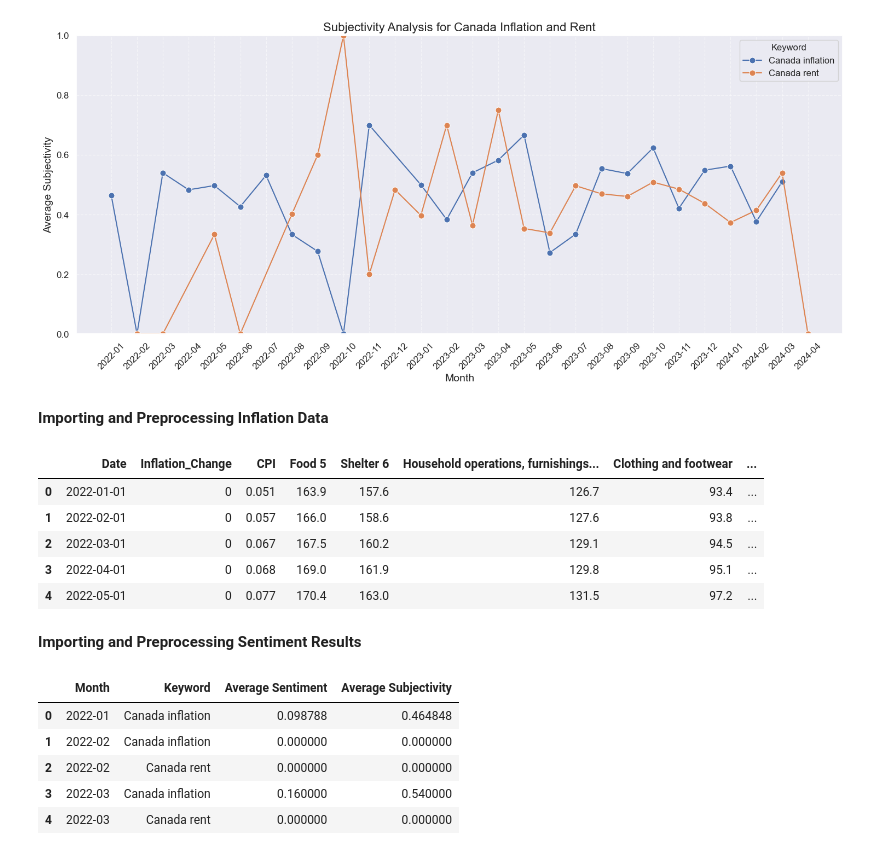
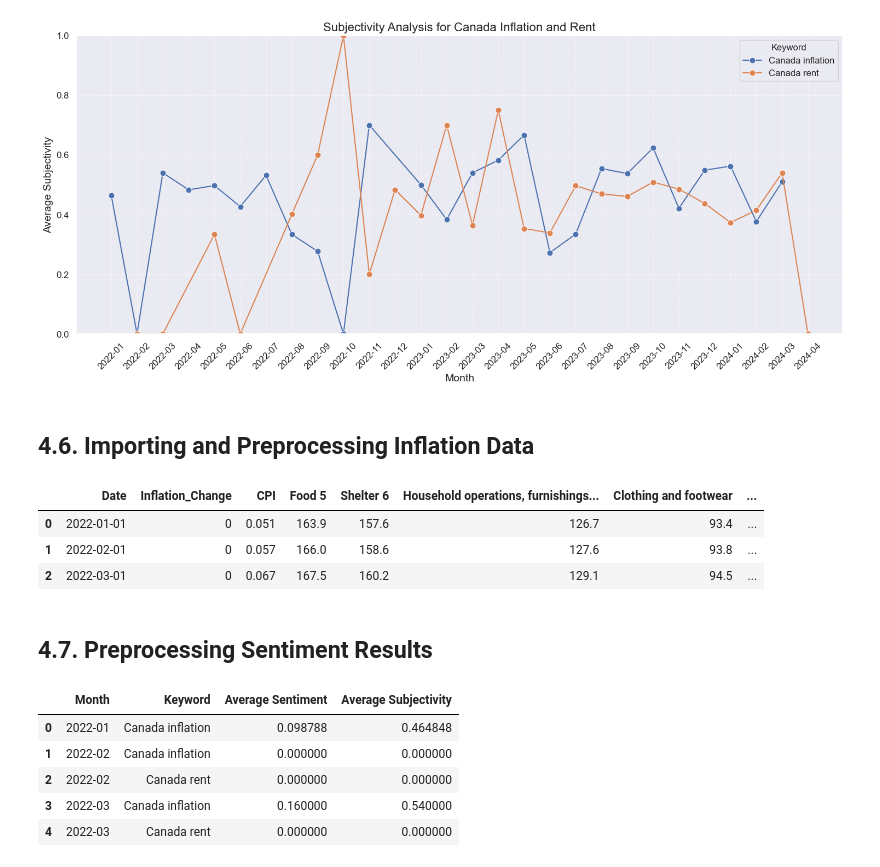
Before and after one commit to yeisonmontoya1815/Machine-Learning_Prediction_CAN_Inflation, a Jupyter notebook: 1. Prediction CAN Inflation.ipynb, the cells around one changed output. Cells and saved outputs as stored; diff of their text form; code cells hidden in the pictures.

```diff
--- a/1. Prediction CAN Inflation.ipynb
+++ b/1. Prediction CAN Inflation.ipynb
@@ -857,40 +944,38 @@ plt.show()
 # %% [output]
 [figure]
 # %% [markdown]
-**Importing and Preprocessing Inflation Data**
+## **4.6. Importing and Preprocessing Inflation Data**
 # %%
 import pandas as pd
 
 # Read the inflation data from CSV file
 data = pd.read_csv('1810000401_Inflation_Basket2_new.csv')
 df = pd.DataFrame(data)
 
 # Convert 'Date' column to datetime format
 df['Date'] = pd.to_datetime(df['Date'])
 
 # Filter data for dates starting from January 2022
 df = df[df['Date'] >= '2022-01-01']
 
 # Sort the DataFrame by date
 df.sort_values(by='Date', inplace=True)
 
 # Remove rows with NaN values
 df.dropna(how='all', inplace=True)
 
 # Reset the index of the DataFrame
 df.reset_index(drop=True, inplace=True)
 
 # Display the first few rows of the DataFrame
-df.head()
+df.head(3)
 # %% [output]
 |  | Date | Inflation_Change | CPI | Food 5 | Shelter 6 | Household operations, furnishings... | Clothing and footwear | ... |
 | 0 | 2022-01-01 | 0 | 0.051 | 163.9 | 157.6 | 126.7 | 93.4 | ... |
 | 1 | 2022-02-01 | 0 | 0.057 | 166.0 | 158.6 | 127.6 | 93.8 | ... |
 | 2 | 2022-03-01 | 0 | 0.067 | 167.5 | 160.2 | 129.1 | 94.5 | ... |
-| 3 | 2022-04-01 | 0 | 0.068 | 169.0 | 161.9 | 129.8 | 95.1 | ... |
-| 4 | 2022-05-01 | 0 | 0.077 | 170.4 | 163.0 | 131.5 | 97.2 | ... |
 # %% [markdown]
-**Importing and Preprocessing Sentiment Results**
+## **4.7. Preprocessing Sentiment Results**
 # %%
 import pandas as pd
 
```
Also changed, not shown: parts of 47 cells of this notebook.
